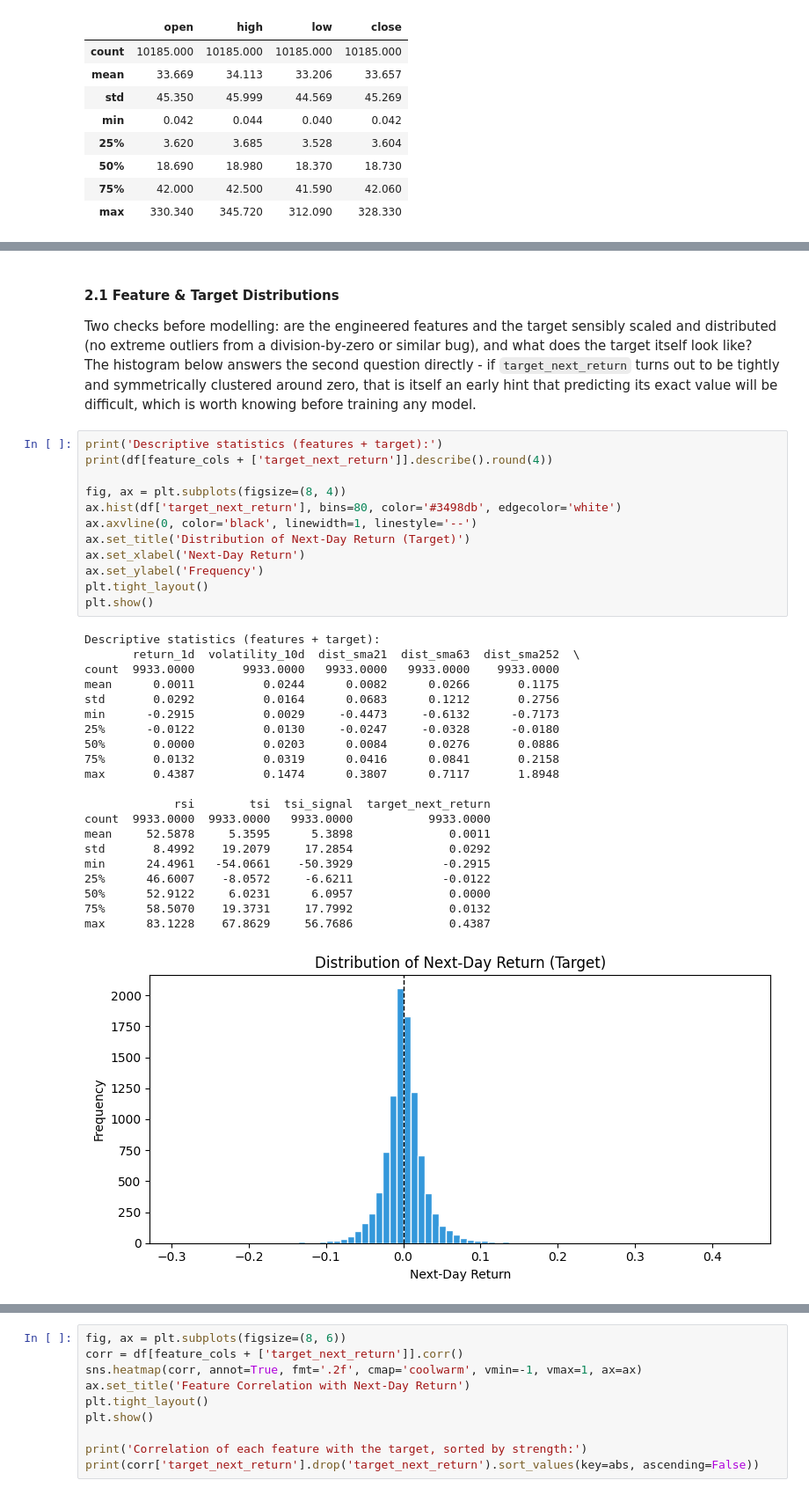
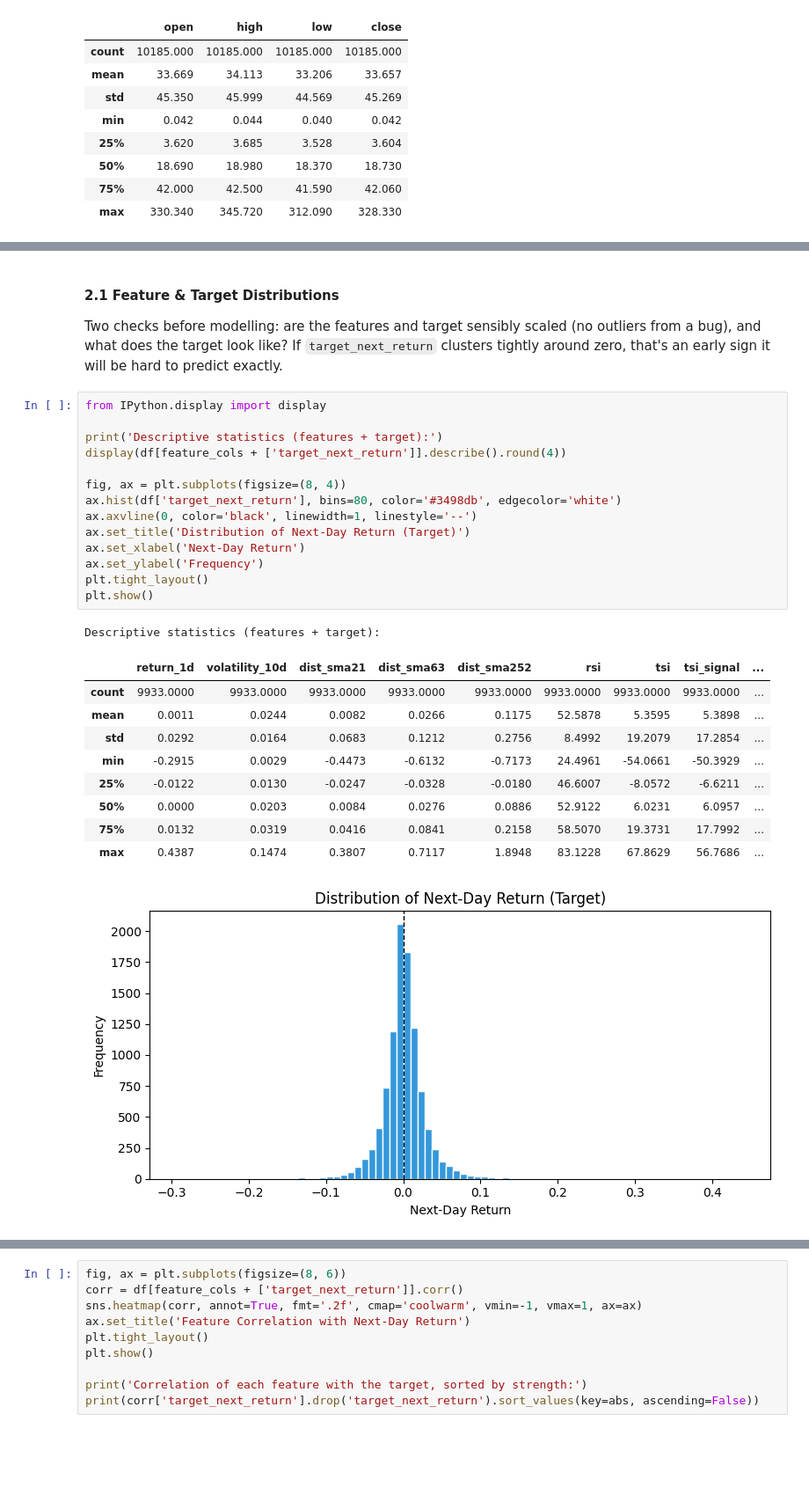
Before and after one commit to santiago-cruzlopez/WLV-MSc-AI, a Jupyter notebook: 07_Concepts_&_Technologies_of_Artificial_Intelligence/Assessment/2584023_Task1_Algo1.ipynb, the cells around one changed output, grey strips where cells are left out. Shown at 88% size. Cells and saved outputs as stored; diff of their text form; blank space fills up the shorter version.

```diff
--- a/07_Concepts_&_Technologies_of_Artificial_Intelligence/Assessment/2584023_Task1_Algo1.ipynb
+++ b/07_Concepts_&_Technologies_of_Artificial_Intelligence/Assessment/2584023_Task1_Algo1.ipynb
@@ -149,45 +136,34 @@ Feature matrix shape: (9933, 8)
 # %% [markdown]
 #### 2.1 Feature & Target Distributions
 
-Two checks before modelling: are the engineered features and the target sensibly scaled and
-distributed (no extreme outliers from a division-by-zero or similar bug), and what does the
-target itself look like? The histogram below answers the second question directly - if
-`target_next_return` turns out to be tightly and symmetrically clustered around zero, that is
-itself an early hint that predicting its exact value will be difficult, which is worth knowing
-before training any model.
+Two checks before modelling: are the features and target sensibly scaled (no outliers from a
+bug), and what does the target look like? If `target_next_return` clusters tightly around zero,
+that's an early sign it will be hard to predict exactly.
 # %%
+from IPython.display import display
+
 print('Descriptive statistics (features + target):')
-print(df[feature_cols + ['target_next_return']].describe().round(4))
+display(df[feature_cols + ['target_next_return']].describe().round(4))
 
 fig, ax = plt.subplots(figsize=(8, 4))
 ax.hist(df['target_next_return'], bins=80, color='#3498db', edgecolor='white')
 ax.axvline(0, color='black', linewidth=1, linestyle='--')
 ax.set_title('Distribution of Next-Day Return (Target)')
 ax.set_xlabel('Next-Day Return')
 ax.set_ylabel('Frequency')
 plt.tight_layout()
 plt.show()
 # %% [output]
 Descriptive statistics (features + target):
-       return_1d  volatility_10d  dist_sma21  dist_sma63  dist_sma252  \
-count  9933.0000       9933.0000   9933.0000   9933.0000    9933.0000
-mean      0.0011          0.0244      0.0082      0.0266       0.1175
-std       0.0292          0.0164      0.0683      0.1212       0.2756
-min      -0.2915          0.0029     -0.4473     -0.6132      -0.7173
-25%      -0.0122          0.0130     -0.0247     -0.0328      -0.0180
-50%       0.0000          0.0203      0.0084      0.0276       0.0886
-75%       0.0132          0.0319      0.0416      0.0841       0.2158
-max       0.4387          0.1474      0.3807      0.7117       1.8948
-
-             rsi        tsi  tsi_signal  target_next_return
-count  9933.0000  9933.0000   9933.0000           9933.0000
-mean     52.5878     5.3595      5.3898              0.0011
-std       8.4992    19.2079     17.2854              0.0292
-min      24.4961   -54.0661    -50.3929             -0.2915
-25%      46.6007    -8.0572     -6.6211             -0.0122
-50%      52.9122     6.0231      6.0957              0.0000
-75%      58.5070    19.3731     17.7992              0.0132
-max      83.1228    67.8629     56.7686              0.4387
+|  | return_1d | volatility_10d | dist_sma21 | dist_sma63 | dist_sma252 | rsi | tsi | tsi_signal | ... |
+| count | 9933.0000 | 9933.0000 | 9933.0000 | 9933.0000 | 9933.0000 | 9933.0000 | 9933.0000 | 9933.0000 | ... |
+| mean | 0.0011 | 0.0244 | 0.0082 | 0.0266 | 0.1175 | 52.5878 | 5.3595 | 5.3898 | ... |
+| std | 0.0292 | 0.0164 | 0.0683 | 0.1212 | 0.2756 | 8.4992 | 19.2079 | 17.2854 | ... |
+| min | -0.2915 | 0.0029 | -0.4473 | -0.6132 | -0.7173 | 24.4961 | -54.0661 | -50.3929 | ... |
+| 25% | -0.0122 | 0.0130 | -0.0247 | -0.0328 | -0.0180 | 46.6007 | -8.0572 | -6.6211 | ... |
+| 50% | 0.0000 | 0.0203 | 0.0084 | 0.0276 | 0.0886 | 52.9122 | 6.0231 | 6.0957 | ... |
+| 75% | 0.0132 | 0.0319 | 0.0416 | 0.0841 | 0.2158 | 58.5070 | 19.3731 | 17.7992 | ... |
+| max | 0.4387 | 0.1474 | 0.3807 | 0.7117 | 1.8948 | 83.1228 | 67.8629 | 56.7686 | ... |
 [figure]
 # %% [markdown]
 ### 3. Quick Visual Check: Which Features Actually Relate to the Target?
```
Also changed, not shown: parts of 13 cells of this notebook, 7 other files.
